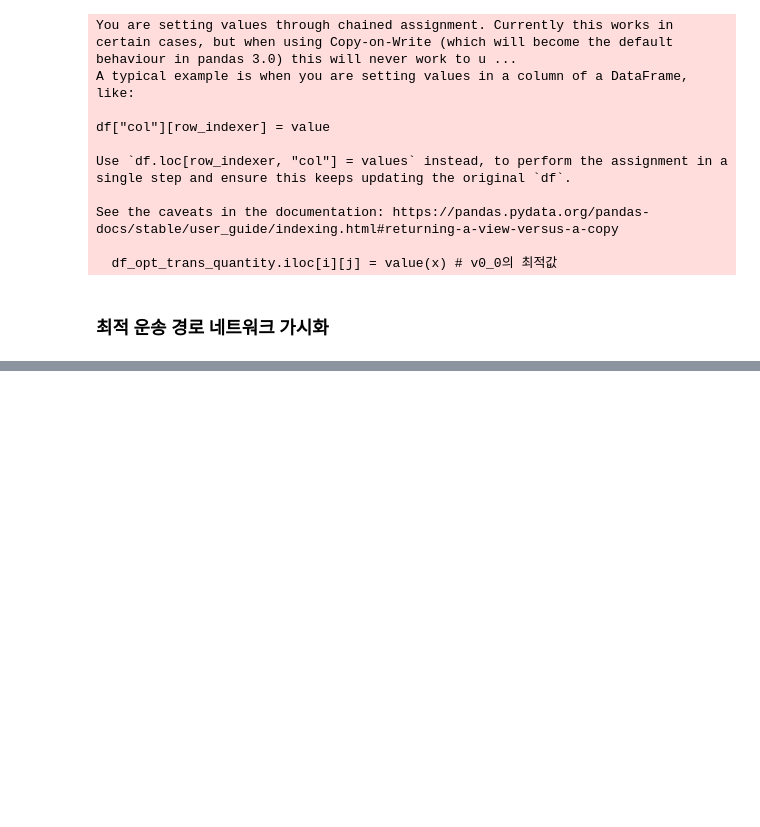
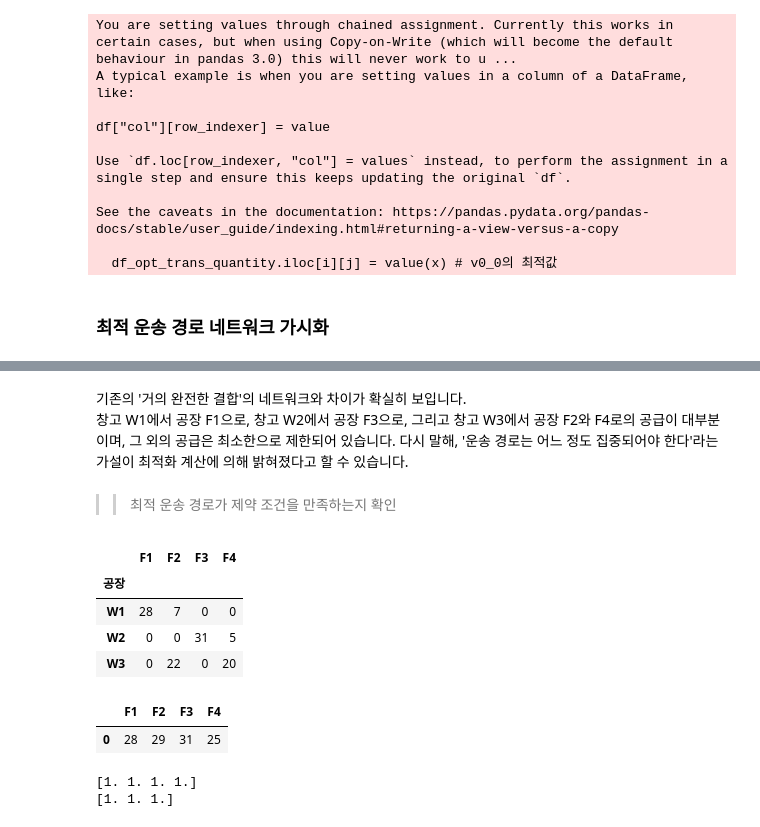
Before and after one commit to gmlwlswls/study_DataTechniques, a Jupyter notebook: 03. Optimization/운송 비용 최적화.ipynb, the cells around one changed output, grey strips where cells are left out. Drawn from its saved outputs; the diff is of its cells as text; code cells hidden in the pictures; blank space fills up the shorter version.

```diff
--- a/03. Optimization/route_optimization.ipynb
+++ b/03. Optimization/운송 비용 최적화.ipynb
@@ -788,3 +842,45 @@ See the caveats in the documentation: https://pandas.pydata.org/pandas-docs/stab
+# %% [markdown]
+기존의 '거의 완전한 결합'의 네트워크와 차이가 확실히 보입니다.
+창고 W1에서 공장 F1으로, 창고 W2에서 공장 F3으로, 그리고 창고 W3에서 공장 F2와 F4로의 공급이 대부분이며, 그 외의 공급은 최소한으로 제한되어 있습니다. 다시 말해, '운송 경로는 어느 정도 집중되어야 한다'라는 가설이 최적화 계산에 의해 밝혀졌다고 할 수 있습니다.
+# %% [markdown]
+>> 최적 운송 경로가 제약 조건을 만족하는지 확인
+# %%
+opt_trans_quantity
+# %% [output]
+|  | F1 | F2 | F3 | F4 |
+| 공장 |  |  |  |  |
+| W1 | 28 | 7 | 0 | 0 |
+| W2 | 0 | 0 | 31 | 5 |
+| W3 | 0 | 22 | 0 | 20 |
+# %%
+df_demand = pd.read_csv('./data/demand.csv')
+df_supply = pd.read_csv('./data/supply.csv')
+
+df_demand
+# %% [output]
+|  | F1 | F2 | F3 | F4 |
+| 0 | 28 | 29 | 31 | 25 |
+# %%
+demand_flag = np.zeros(len(df_demand.columns))
+for i in range(len(df_demand.columns)) :
+  to_factory_quantity = opt_trans_quantity[df_demand.columns[i]].sum()
+  demand = df_demand.loc[0, df_demand.columns[i]]
+  if to_factory_quantity >= demand :
+    demand_flag[i] = 1
+
+print(demand_flag)
+
+supply_flag = np.zeros(len(df_supply.columns))
+for i in range(len(df_supply.columns)) :
+  from_warehouse_quantity = opt_trans_quantity.loc[df_supply.columns[i], :].sum()
+  supply = df_supply.loc[0, df_supply.columns[i]]
+  if supply >= from_warehouse_quantity :
+    supply_flag[i] = 1
+
+print(supply_flag)
+# %% [output]
+[1. 1. 1. 1.]
+[1. 1. 1.]
 # %%
 # 책)
 
```
Also changed, not shown: parts of 4 cells of this notebook, 5 other files.
